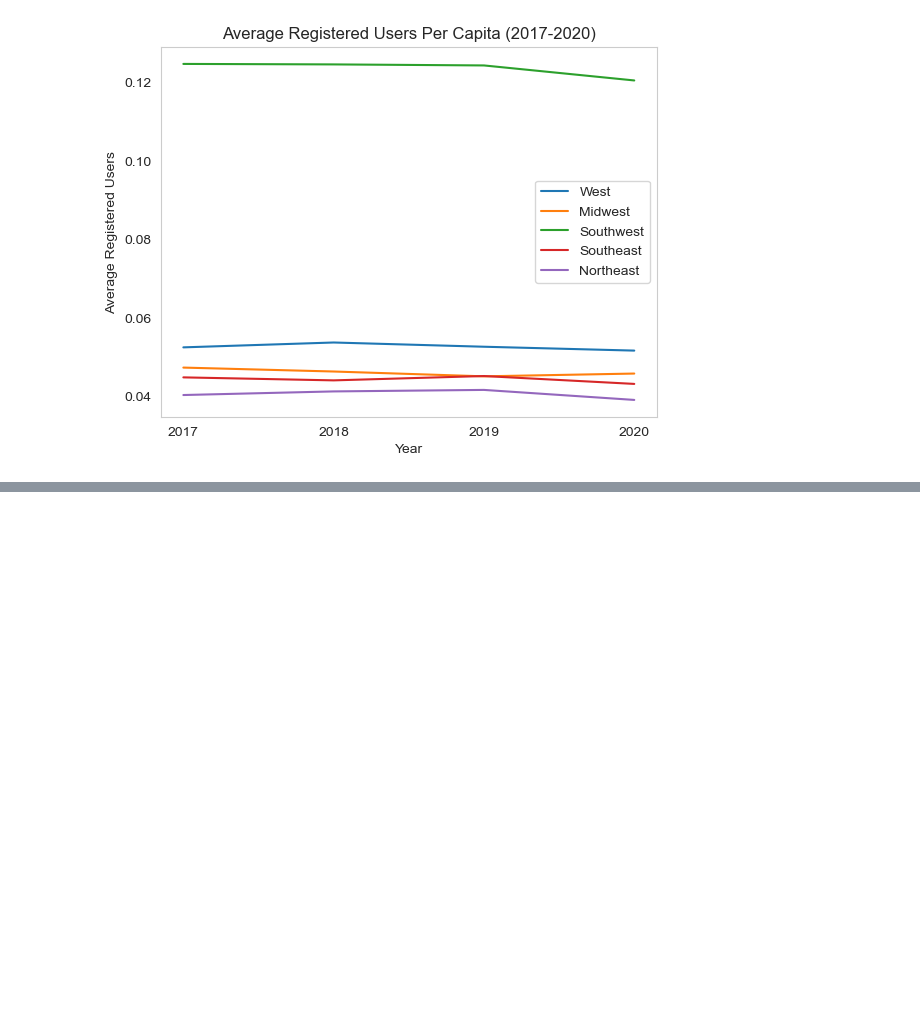
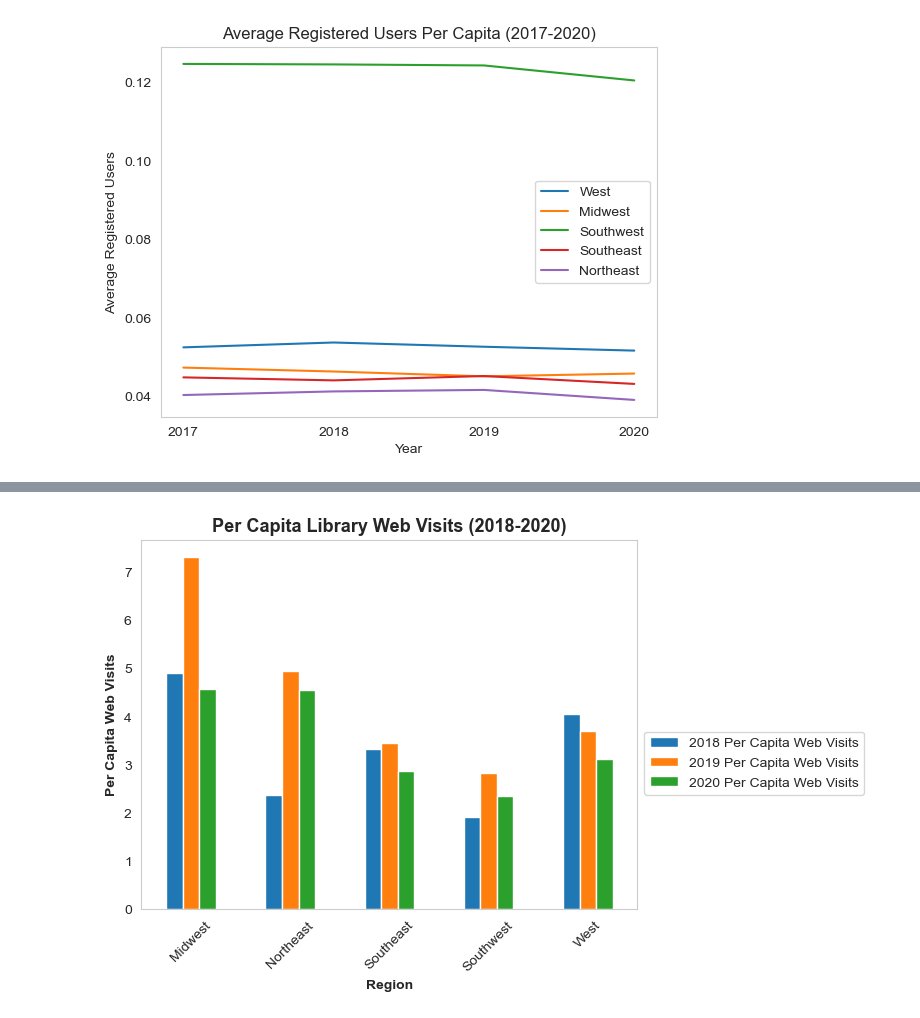
Before and after one commit to vwalden/library-eda, a Jupyter notebook: library_eda.ipynb, the cells around one changed output, grey strips where cells are left out. Saved outputs shown, nothing was run; the diff lists cells and outputs as text; code cells hidden in the pictures; blank space fills up the shorter version.

```diff
--- a/library_eda.ipynb
+++ b/library_eda.ipynb
@@ -407,0 +465,10 @@ plt.show()
+# %%
+# Get the total web visits per region
+# Web visits for 2017 were not available
+
+per_region_webvisits = no_terr_df.groupby(['OBEREG']).sum()['WEBVISIT']
+per_region_webvisits18 = no_terr18_df.groupby(['OBEREG']).sum()['WEBVISIT']
+per_region_webvisits19 = no_terr19_df.groupby(['OBEREG']).sum()['WEBVISIT']
+per_region_webvisits20 = no_terr20_df.groupby(['OBEREG']).sum()['WEBVISIT']
+
+per_region_webvisits
@@ -407,0 +483,9 @@ plt.show()
+# %%
+# Calculate per capita visits
+
+percapwebvis = per_region_webvisits / region_pop
+percapwebvis18 = per_region_webvisits18 / region_pop18
+percapwebvis19 = per_region_webvisits19 / region_pop19
+percapwebvis20 = per_region_webvisits20 / region_pop20
+
+percapwebvis
@@ -407,0 +500,9 @@ plt.show()
+# %%
+# Create a summary dataframe for per capita web visits from 2017-2020
+summary_webvisits_df = pd.DataFrame({'Region': ['Midwest', 'Northeast', 'Southeast', 'Southwest', 'West'],
+                                   '2017 Per Capita Web Visits': '',
+                                   '2018 Per Capita Web Visits': percapwebvis18,
+                                   '2019 Per Capita Web Visits': percapwebvis19,
+                                   '2020 Per Capita Web Visits': percapwebvis20})
+
+summary_webvisits_df
@@ -407,0 +532,15 @@ plt.show()
+# %%
+# Create bar chart for web visits summary table
+
+summary_webvisits_df.plot.bar(rot=45)
+
+# Format the chart
+plt.title("Per Capita Library Web Visits (2018-2020)", size=13,fontweight="bold")
+plt.xlabel("Region", fontweight="bold")
+plt.ylabel("Per Capita Web Visits", fontweight="bold")
+plt.legend(loc='best', bbox_to_anchor=(1.0, 0.5))
+
+# Visualize the plot
+plt.show()
+# %% [output]
+[figure, added]
```
Also changed, not shown: parts of 15 cells of this notebook.
